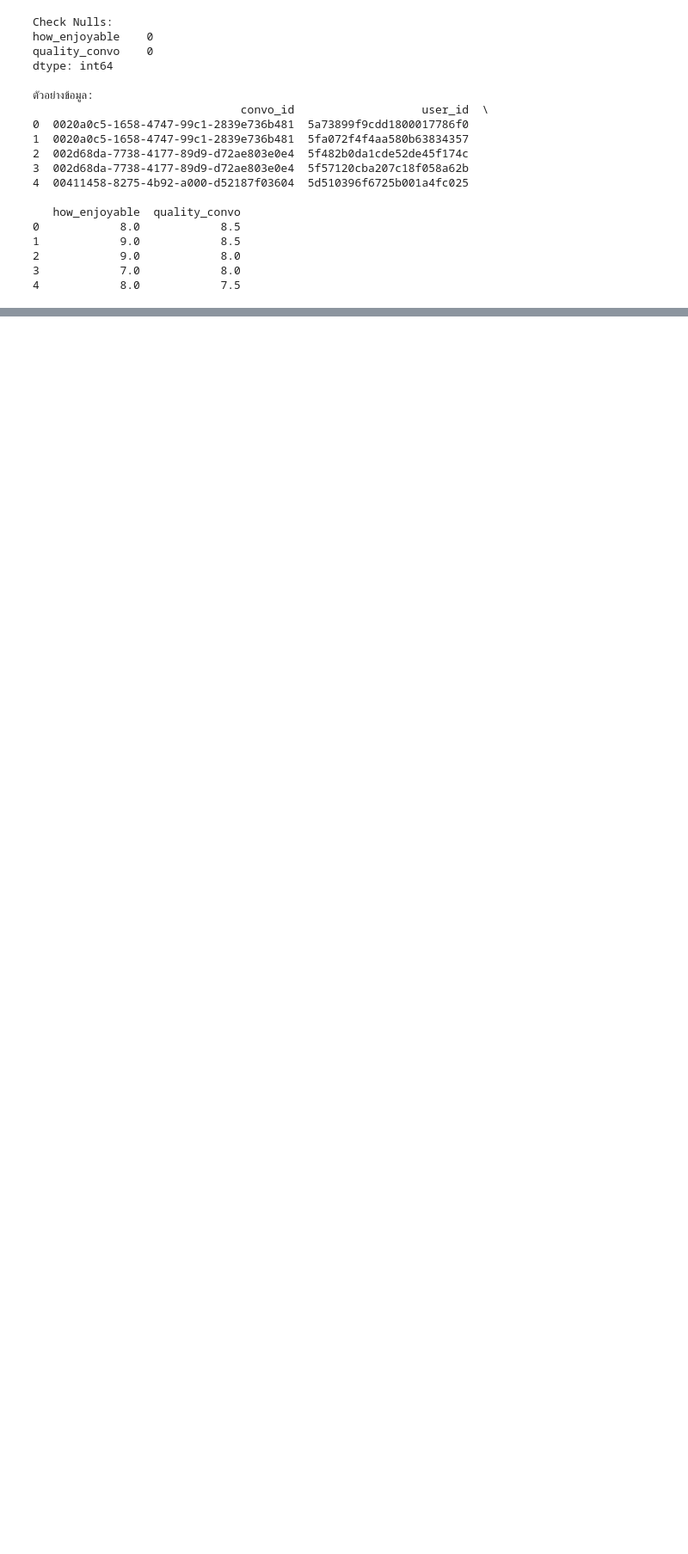
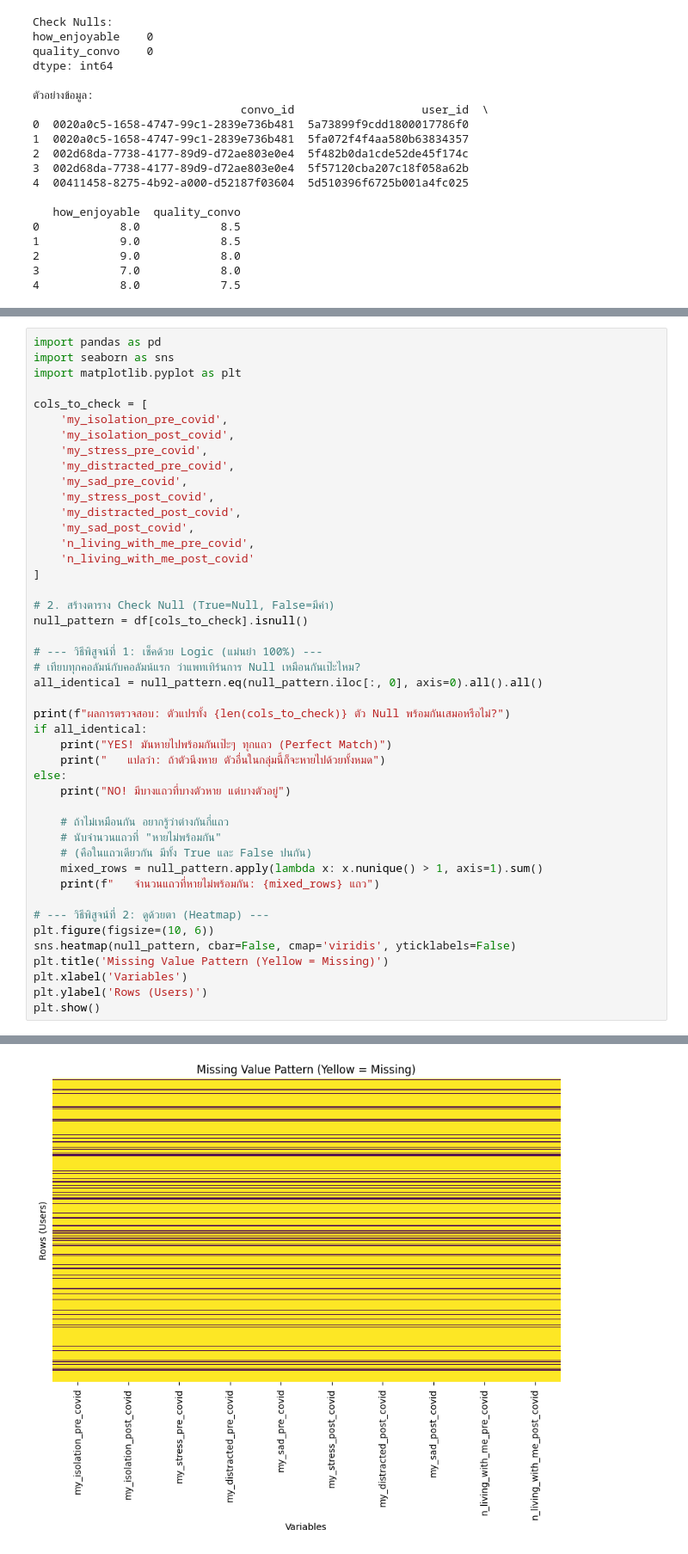
Before and after one commit to kup-kup/candor-corpus-visualization, a Jupyter notebook: main.ipynb, the cells around one changed output, grey strips where cells are left out. Shown at 86% size. Drawn from its saved outputs; the diff is of its cells as text; blank space fills up the shorter version.

```diff
--- a/main.ipynb
+++ b/main.ipynb
@@ -286,0 +1123,46 @@ dtype: float64
+# %%
+import pandas as pd
+import seaborn as sns
+import matplotlib.pyplot as plt
+
+cols_to_check = [
+    'my_isolation_pre_covid',
+    'my_isolation_post_covid',
+    'my_stress_pre_covid',
+    'my_distracted_pre_covid',
+    'my_sad_pre_covid',
+    'my_stress_post_covid',
+    'my_distracted_post_covid',
+    'my_sad_post_covid',
+    'n_living_with_me_pre_covid',
+    'n_living_with_me_post_covid'
+]
+
+# 2. สร้างตาราง Check Null (True=Null, False=มีค่า)
+null_pattern = df[cols_to_check].isnull()
+
+# --- วิธีพิสูจน์ที่ 1: เช็คด้วย Logic (แม่นยำ 100%) ---
+# เทียบทุกคอลัมน์กับคอลัมน์แรก ว่าแพทเทิร์นการ Null เหมือนกันเป๊ะไหม?
+all_identical = null_pattern.eq(null_pattern.iloc[:, 0], axis=0).all().all()
+
+print(f"ผลการตรวจสอบ: ตัวแปรทั้ง {len(cols_to_check)} ตัว Null พร้อมกันเสมอหรือไม่?")
+if all_identical:
+    print("YES! มันหายไปพร้อมกันเป๊ะๆ ทุกแถว (Perfect Match)")
+    print("   แปลว่า: ถ้าตัวนึงหาย ตัวอื่นในกลุ่มนี้ก็จะหายไปด้วยทั้งหมด")
+else:
+    print("NO! มีบางแถวที่บางตัวหาย แต่บางตัวอยู่")
+
+    # ถ้าไม่เหมือนกัน อยากรู้ว่าต่างกันกี่แถว
+    # นับจำนวนแถวที่ "หายไม่พร้อมกัน"
+    # (คือในแถวเดียวกัน มีทั้ง True และ False ปนกัน)
+    mixed_rows = null_pattern.apply(lambda x: x.nunique() > 1, axis=1).sum()
+    print(f"   จำนวนแถวที่หายไม่พร้อมกัน: {mixed_rows} แถว")
+
+# --- วิธีพิสูจน์ที่ 2: ดูด้วยตา (Heatmap) ---
+plt.figure(figsize=(10, 6))
+sns.heatmap(null_pattern, cbar=False, cmap='viridis', yticklabels=False)
+plt.title('Missing Value Pattern (Yellow = Missing)')
+plt.xlabel('Variables')
+plt.ylabel('Rows (Users)')
+plt.show()
+# %% [output]
@@ -286,0 +1172 @@ dtype: float64
+[figure, added]
```
Also changed, not shown: parts of 48 cells of this notebook.
